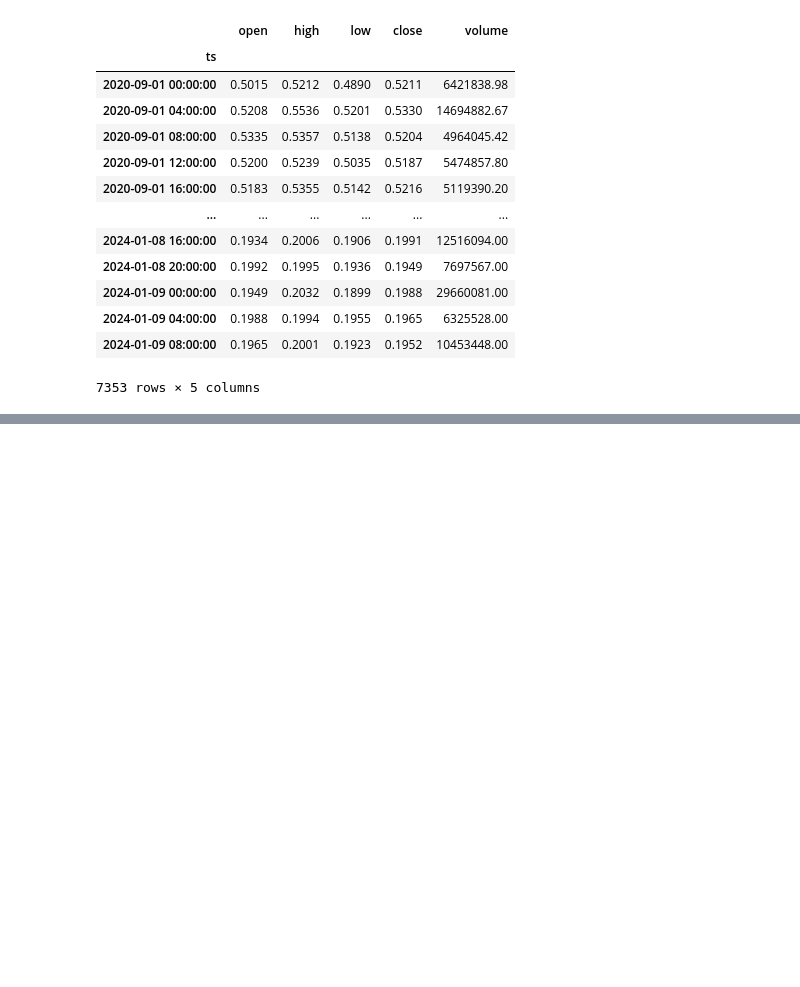
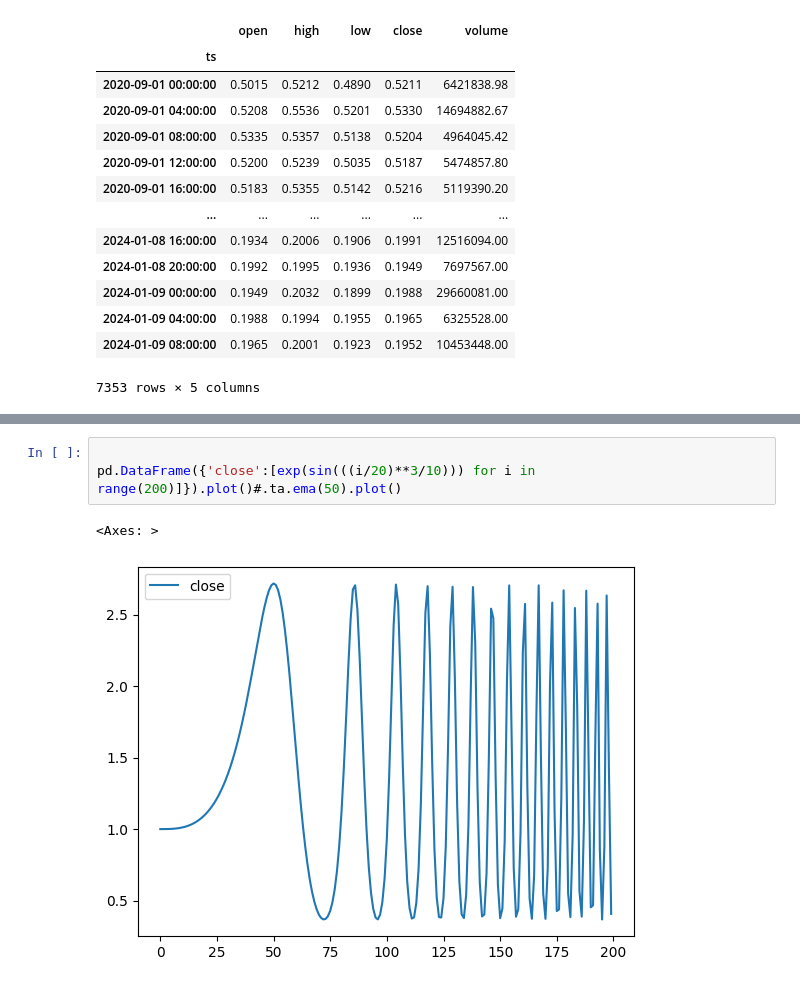
Before and after one commit to petarkabashki/pk-crypto-tools, a Jupyter notebook: research/DyalogAPL/stuff.ipynb, the cells around one changed output, grey strips where cells are left out. Drawn from its saved outputs; the diff is of its cells as text; blank space fills up the shorter version.

```diff
--- a/research/DyalogAPL/stuff.ipynb
+++ b/research/DyalogAPL/stuff.ipynb
@@ -62,0 +67,6 @@ Name: EMA_14, dtype: float64
+# %%
+
+pd.DataFrame({'close':[exp(sin(((i/20)**3/10))) for i in range(200)]}).plot()#.ta.ema(50).plot()
+# %% [output]
+<Axes: >
+[figure, added]
```
Also changed, not shown: parts of 7 cells of this notebook, 1 other file.
